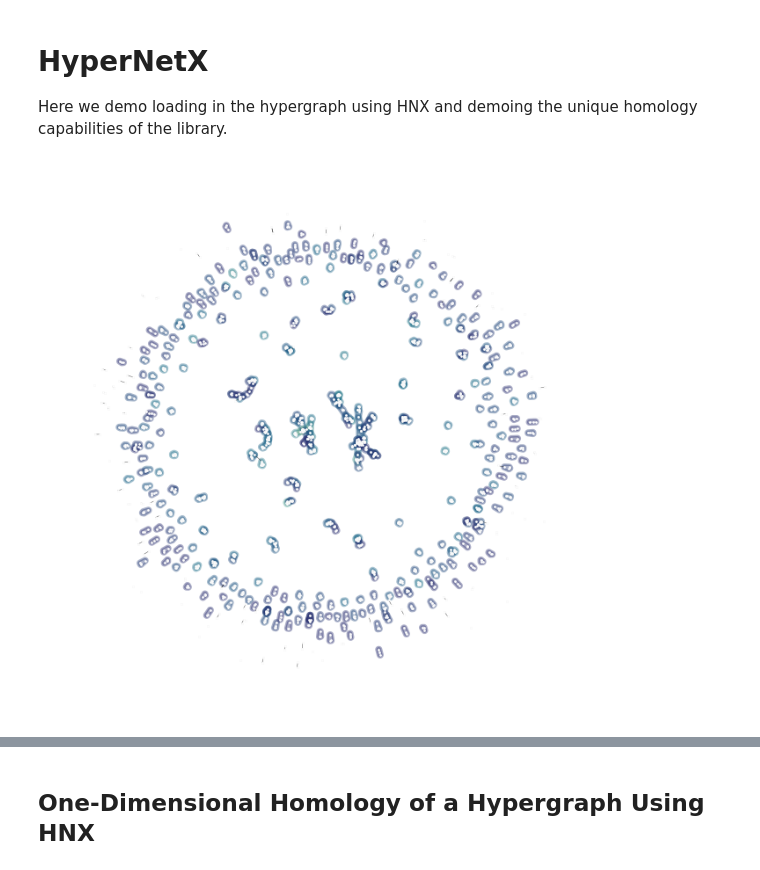
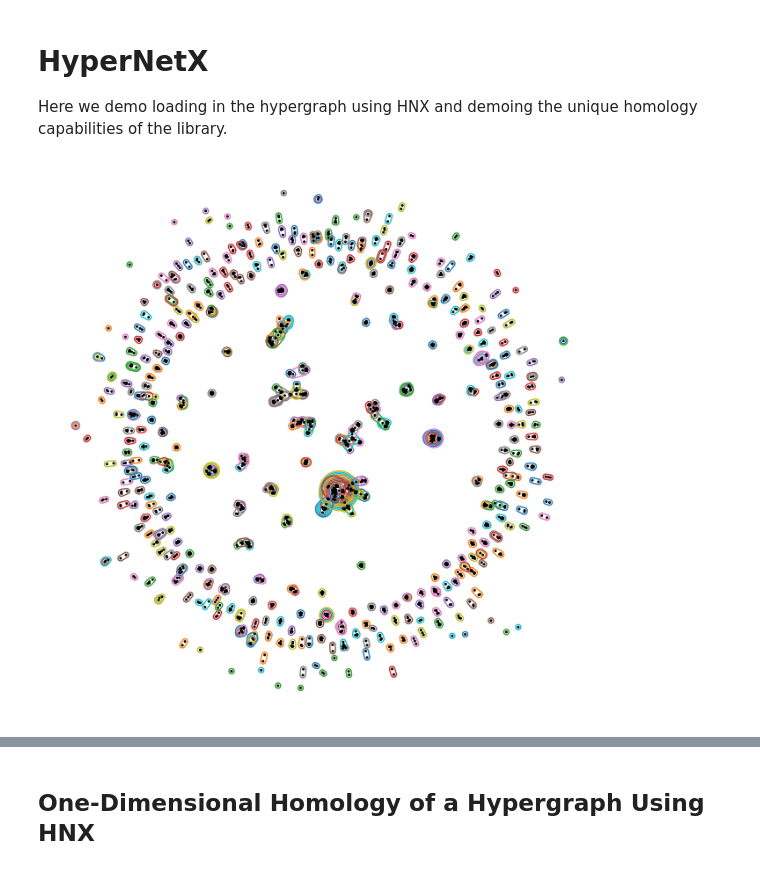
Before and after one commit to pszufe/HIF-standard, a Jupyter notebook: tutorials/HIF-demo.ipynb, the cells around one changed output, grey strips where cells are left out. Cells and saved outputs as stored; diff of their text form; code cells hidden in the pictures.

```diff
--- a/tutorials/HIF-demo.ipynb
+++ b/tutorials/HIF-demo.ipynb
@@ -37,15 +38,16 @@ H_xgi = xgi.read_hif(file_path)
 # %%
 pos = xgi.pairwise_spring_layout(H_xgi)
 # %%
-# plt.figure(figsize=(11, 5))
-# plt.subplot(121)
-# hnx.draw(H_hnx, with_edge_labels = False, with_node_labels = False, node_radius = 0.2, edges_kwargs = {'lw': 0.5})
-# plt.subplot(122)
-xgi.draw(H_xgi, pos=pos, node_size=2, node_lw=0.01, hull=True, radius=0.01, dyad_lw=0.25, edge_lw=2, edge_alpha=0)
-plt.savefig("test_hif.pdf", dpi=1000)
-# plt.show()
+hnx.draw(
+    H_hnx,
+    pos=pos,
+    with_edge_labels=False,
+    with_node_labels=False,
+    node_radius=0.2,
+    edges_kwargs={"lw": 0.5},
+)
 # %% [output]
-[figure, old version]
+[figure, new version]
 # %%
 # Getting the main connected component of hypergraph
 import numpy as np
```
Also changed, not shown: parts of 11 cells of this notebook.
